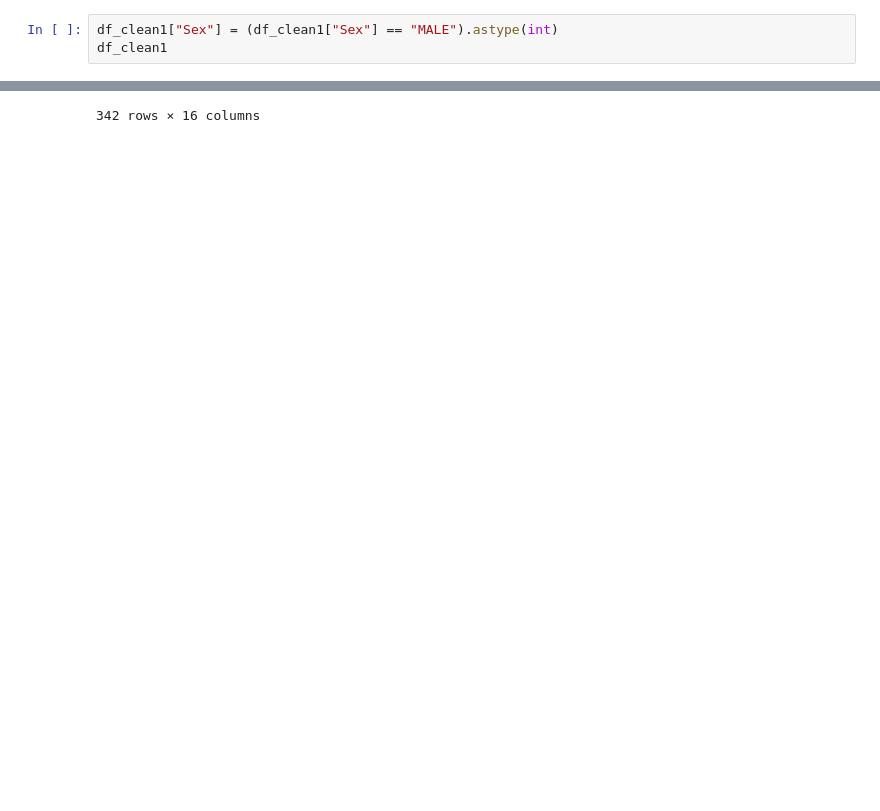
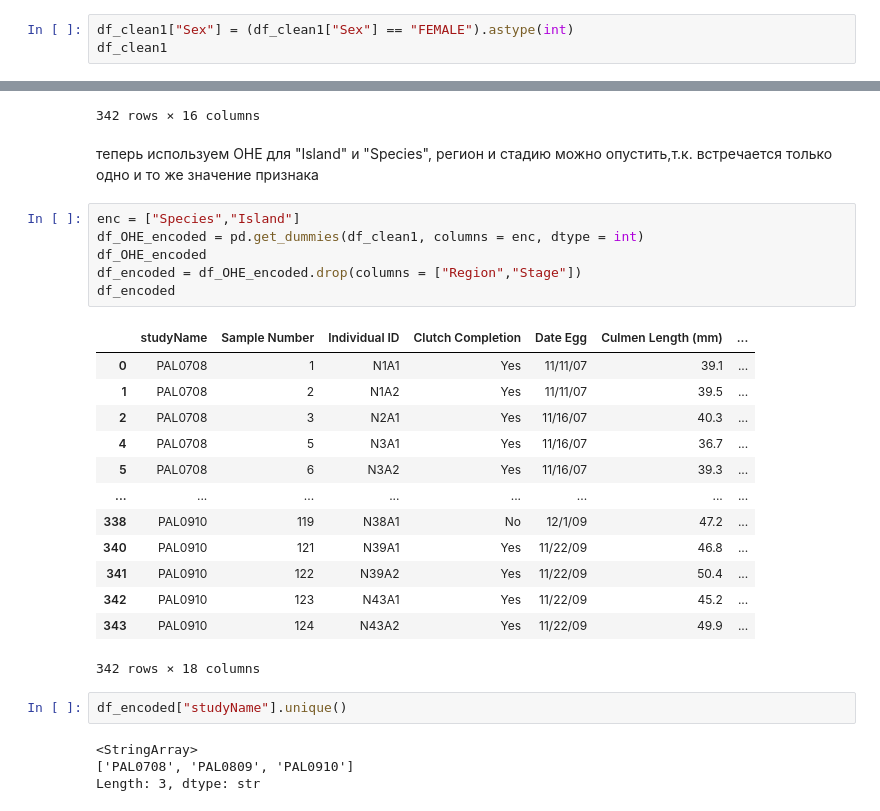
Before and after one commit to DEdVGarage/ml-course-hw, a Jupyter notebook: hw02_EDA/EDA_HW_ML.ipynb, the cells around one changed output, grey strips where cells are left out. Cells and saved outputs as stored; diff of their text form; blank space fills up the shorter version.

```diff
--- a/hw02_EDA/EDA_HW_ML.ipynb
+++ b/hw02_EDA/EDA_HW_ML.ipynb
@@ -194,5 +258,5 @@ D)  D) Фичи: Энкодинг и Инжиниринг (Feature Engineering)
 # %%
-df_clean1["Sex"] = (df_clean1["Sex"] == "MALE").astype(int)
+df_clean1["Sex"] = (df_clean1["Sex"] == "FEMALE").astype(int)
 df_clean1
 # %% [output]
 |  | studyName | Sample Number | Species | Region | Island | Stage | Individual ID | Clutch Completion | ... |
@@ -208,3 +272,31 @@ df_clean1
 | 342 | PAL0910 | 123 | Gentoo penguin (Pygoscelis papua) | Anvers | Biscoe | Adult, 1 Egg Stage | N43A1 | Yes | ... |
 | 343 | PAL0910 | 124 | Gentoo penguin (Pygoscelis papua) | Anvers | Biscoe | Adult, 1 Egg Stage | N43A2 | Yes | ... |
 342 rows × 16 columns
+# %% [markdown]
+теперь используем OHE для "Island" и "Species", регион и стадию можно опустить,т.к. встречается только одно и то же значение признака
+# %%
+enc = ["Species","Island"]
+df_OHE_encoded = pd.get_dummies(df_clean1, columns = enc, dtype = int)
+df_OHE_encoded
+df_encoded = df_OHE_encoded.drop(columns = ["Region","Stage"])
+df_encoded
+# %% [output]
+|  | studyName | Sample Number | Individual ID | Clutch Completion | Date Egg | Culmen Length (mm) | ... |
+| 0 | PAL0708 | 1 | N1A1 | Yes | 11/11/07 | 39.1 | ... |
+| 1 | PAL0708 | 2 | N1A2 | Yes | 11/11/07 | 39.5 | ... |
+| 2 | PAL0708 | 3 | N2A1 | Yes | 11/16/07 | 40.3 | ... |
+| 4 | PAL0708 | 5 | N3A1 | Yes | 11/16/07 | 36.7 | ... |
+| 5 | PAL0708 | 6 | N3A2 | Yes | 11/16/07 | 39.3 | ... |
+| ... | ... | ... | ... | ... | ... | ... | ... |
+| 338 | PAL0910 | 119 | N38A1 | No | 12/1/09 | 47.2 | ... |
+| 340 | PAL0910 | 121 | N39A1 | Yes | 11/22/09 | 46.8 | ... |
+| 341 | PAL0910 | 122 | N39A2 | Yes | 11/22/09 | 50.4 | ... |
+| 342 | PAL0910 | 123 | N43A1 | Yes | 11/22/09 | 45.2 | ... |
+| 343 | PAL0910 | 124 | N43A2 | Yes | 11/22/09 | 49.9 | ... |
+342 rows × 18 columns
+# %%
+df_encoded["studyName"].unique()
+# %% [output]
+<StringArray>
+['PAL0708', 'PAL0809', 'PAL0910']
+Length: 3, dtype: str
```
Also changed, not shown: parts of 13 cells of this notebook.
